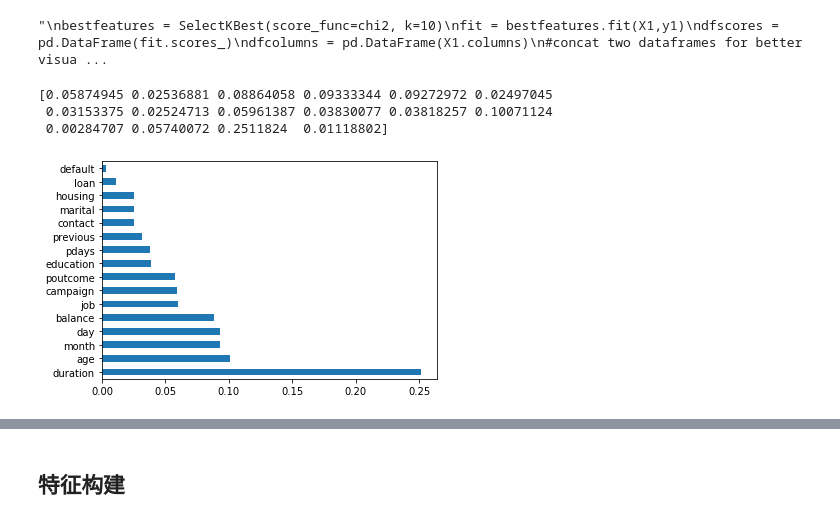
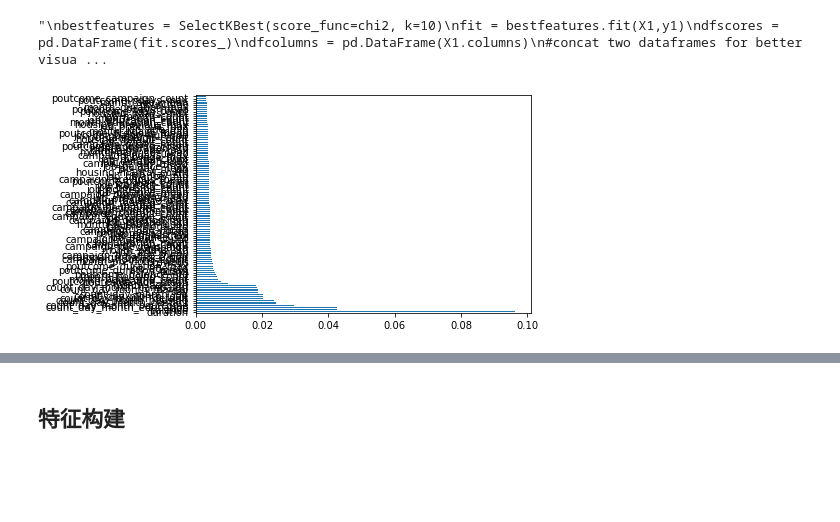
Before and after one commit to HongtaoZ/PlayAsNovice, a Jupyter notebook: 「二分类算法」提供银行精准营销解决方案/二分类算法.ipynb, the cells around one changed output, grey strips where cells are left out. Drawn from its saved outputs; the diff is of its cells as text; code cells hidden in the pictures; blank space fills up the shorter version.

```diff
--- a/「二分类算法」提供银行精准营销解决方案/二分类算法.ipynb
+++ b/「二分类算法」提供银行精准营销解决方案/二分类算法.ipynb
@@ -73,0 +111,7 @@ objectInfoView(allData)
+# %%
+ll=[]
+for f in['campaign', 'contact','default','education','housing','job','loan','marital','poutcome']:
+    allData,_=feature_count(allData,['day','month',f])
+    ll.append(_)
+print(ll)
+allData.head()
@@ -73,0 +127,21 @@ objectInfoView(allData)
+# %%
+def get_new_columns(name,aggs):
+    l=[]
+    for k in aggs.keys():
+        for agg in aggs[k]:
+            if str(type(agg))=="<class 'function'>":
+                l.append(name + '_' + k + '_' + 'other')
+            else:
+                l.append(name + '_' + k + '_' + agg)
+    return l
+# %%
+for d in tqdm(sparse_feature):
+    aggs={}
+    for s in sparse_feature:
+        aggs[s]=['count','nunique']
+    for den in dense_feature:
+        aggs[den]=['mean','max','min','std']
+    aggs.pop(d)
+    temp=allData.groupby(d).agg(aggs).reset_index()
+    temp.columns=[d]+get_new_columns(d,aggs)
+    allData=pd.merge(allData,temp,on=d,how='left')
@@ -116,9 +201,17 @@ allData.head()
 ## 划分数据集
 # %%
 train_use_col = list(set(allData.columns)-set(['ID','y']))
+
+
+delElements = allData.columns[allData.isna().any()].tolist()
+print(delElements)
+for ele in delElements:
+    if ele in train_use_col:
+        train_use_col.remove(ele)
+
 X1 = allData[train_use_col][:trainDataLen]
 y1 = allData['y'][:trainDataLen]
 
-X2 = allData[train_use_col][trainDataLen:]
+X2 = allData[trainDataLen:][train_use_col]
 X1.head()
 # %% [output]
@@ -147,17 +242,14 @@ print(featureScores.nlargest(10,'Score'))  #print 10 best features
 # %%
 # Feature Importance
 from sklearn.ensemble import ExtraTreesClassifier
 import matplotlib.pyplot as plt
 model = ExtraTreesClassifier()
-model.fit(X1,y1)
-print(model.feature_importances_) #use inbuilt class feature_importances of tree based classifiers
+model.fit(X1[train_use_col],y1)
+#print(model.feature_importances_) #use inbuilt class feature_importances of tree based classifiers
 #plot graph of feature importances for better visualization
-feat_importances = pd.Series(model.feature_importances_, index=X1.columns)
+feat_importances = pd.Series(model.feature_importances_, index=train_use_col)
 feat_importances.nlargest(100).plot(kind='barh')
 plt.show()
 # %% [output]
-[0.05874945 0.02536881 0.08864058 0.09333344 0.09272972 0.02497045
- 0.03153375 0.02524713 0.05961387 0.03830077 0.03818257 0.10071124
- 0.00284707 0.05740072 0.2511824  0.01118802]
-[figure, old version]
+[figure, new version]
 # %%
```
Also changed, not shown: parts of 15 cells of this notebook.
